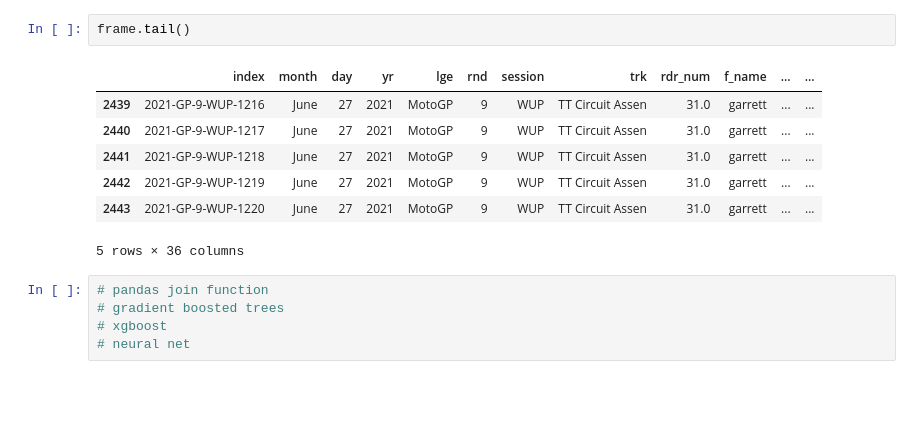
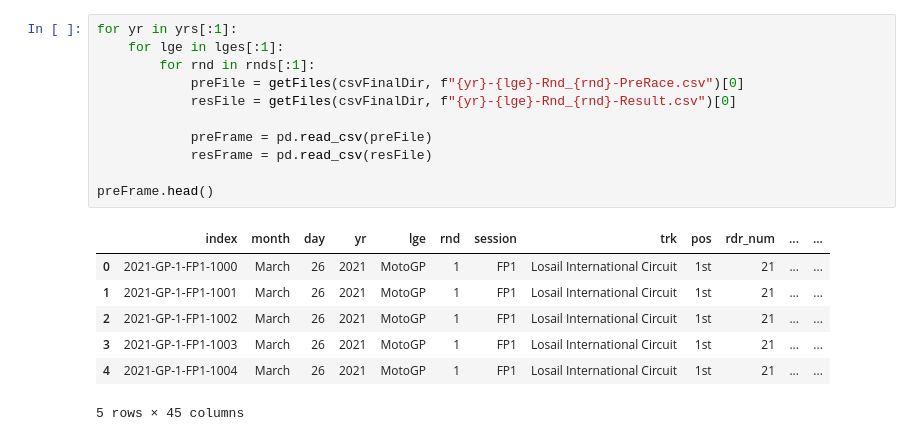
Before and after one commit to NealMaze/z-MotoGP-Analysis, a Jupyter notebook: E1_Analysis.ipynb, the cells around one changed output. Saved outputs shown, nothing was run; the diff lists cells and outputs as text; blank space fills up the shorter version.

```diff
--- a/E1_Analysis.ipynb
+++ b/E1_Analysis.ipynb
@@ -30,15 +12,19 @@ frame.()
-# %%
-frame.tail()
-# %% [output]
-|  | index | month | day | yr | lge | rnd | session | trk | rdr_num | f_name | ... | ... |
-| 2439 | 2021-GP-9-WUP-1216 | June | 27 | 2021 | MotoGP | 9 | WUP | TT Circuit Assen | 31.0 | garrett | ... | ... |
-| 2440 | 2021-GP-9-WUP-1217 | June | 27 | 2021 | MotoGP | 9 | WUP | TT Circuit Assen | 31.0 | garrett | ... | ... |
-| 2441 | 2021-GP-9-WUP-1218 | June | 27 | 2021 | MotoGP | 9 | WUP | TT Circuit Assen | 31.0 | garrett | ... | ... |
-| 2442 | 2021-GP-9-WUP-1219 | June | 27 | 2021 | MotoGP | 9 | WUP | TT Circuit Assen | 31.0 | garrett | ... | ... |
-| 2443 | 2021-GP-9-WUP-1220 | June | 27 | 2021 | MotoGP | 9 | WUP | TT Circuit Assen | 31.0 | garrett | ... | ... |
-5 rows × 36 columns
-# %%
-# pandas join function
-# gradient boosted trees
-# xgboost
-# neural net
+# %%
+for yr in yrs[:1]:
+    for lge in lges[:1]:
+        for rnd in rnds[:1]:
+            preFile = getFiles(csvFinalDir, f"{yr}-{lge}-Rnd_{rnd}-PreRace.csv")[0]
+            resFile = getFiles(csvFinalDir, f"{yr}-{lge}-Rnd_{rnd}-Result.csv")[0]
+
+            preFrame = pd.read_csv(preFile)
+            resFrame = pd.read_csv(resFile)
+
+preFrame.head()
+# %% [output]
+|  | index | month | day | yr | lge | rnd | session | trk | pos | rdr_num | ... | ... |
+| 0 | 2021-GP-1-FP1-1000 | March | 26 | 2021 | MotoGP | 1 | FP1 | Losail International Circuit | 1st | 21 | ... | ... |
+| 1 | 2021-GP-1-FP1-1001 | March | 26 | 2021 | MotoGP | 1 | FP1 | Losail International Circuit | 1st | 21 | ... | ... |
+| 2 | 2021-GP-1-FP1-1002 | March | 26 | 2021 | MotoGP | 1 | FP1 | Losail International Circuit | 1st | 21 | ... | ... |
+| 3 | 2021-GP-1-FP1-1003 | March | 26 | 2021 | MotoGP | 1 | FP1 | Losail International Circuit | 1st | 21 | ... | ... |
+| 4 | 2021-GP-1-FP1-1004 | March | 26 | 2021 | MotoGP | 1 | FP1 | Losail International Circuit | 1st | 21 | ... | ... |
+5 rows × 45 columns
```
Also changed, not shown: parts of 5 cells of this notebook, 3 other files.
